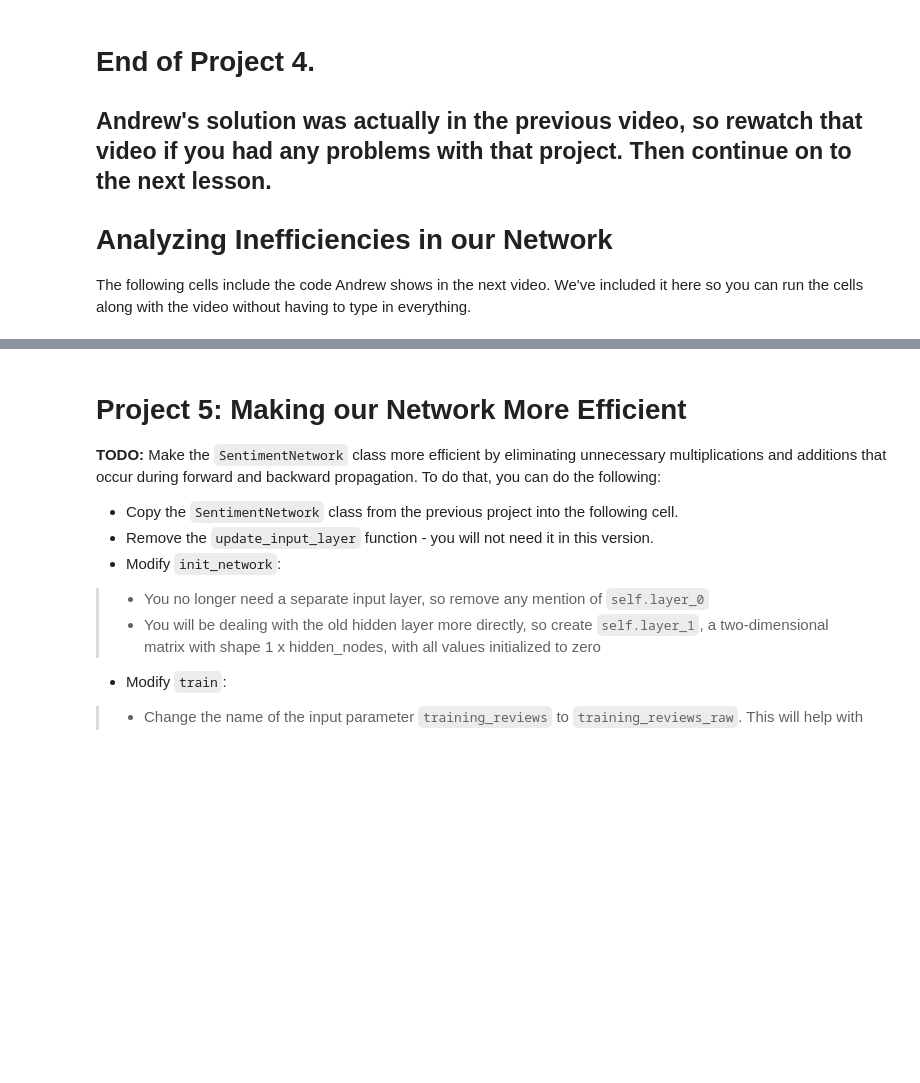
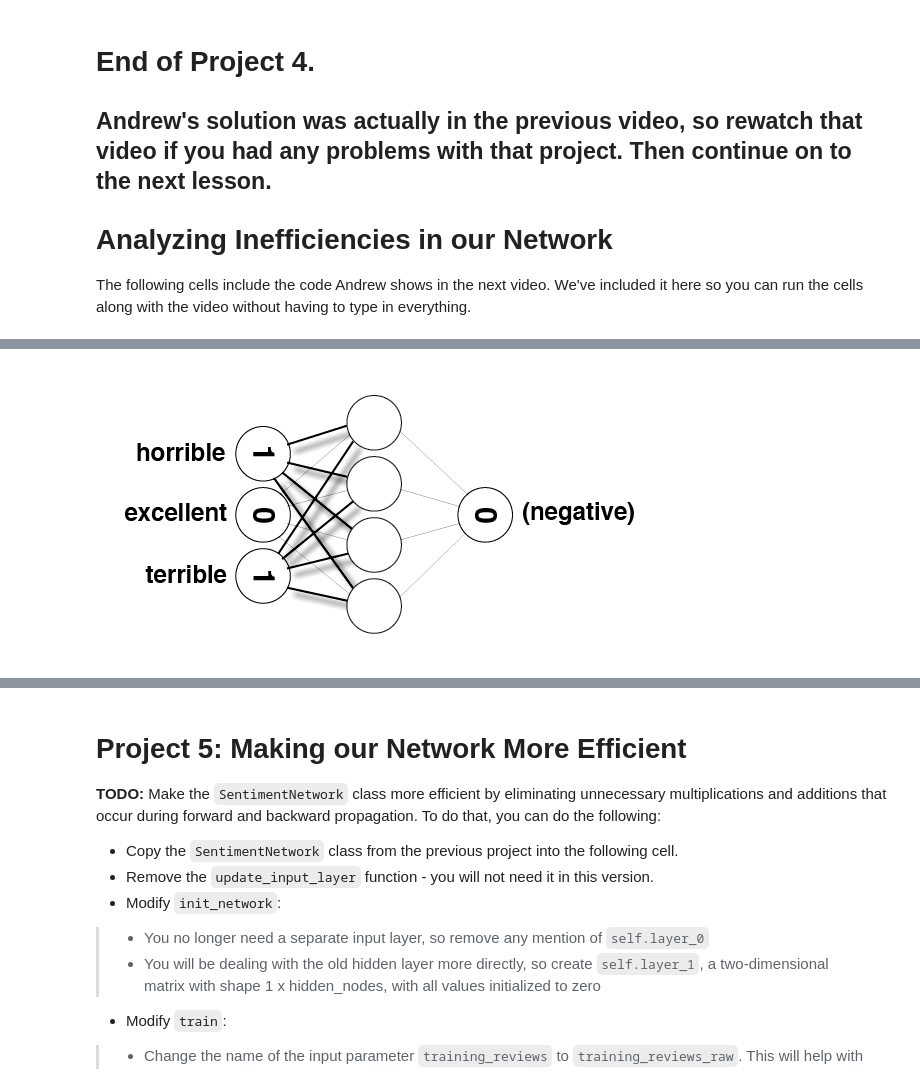
Before and after one commit to samuelkb/gColab, a Jupyter notebook: notebooks/Sentiment-analysis-with-Andrew/Sentiment_Classification_Projects.ipynb, the cells around one changed output, grey strips where cells are left out. Drawn from its saved outputs; the diff is of its cells as text; code cells hidden in the pictures; blank space fills up the shorter version.

```diff
--- a/notebooks/Sentiment-analysis-with-Andrew/Sentiment_Classification_Projects.ipynb
+++ b/notebooks/Sentiment-analysis-with-Andrew/Sentiment_Classification_Projects.ipynb
@@ -903,5 +1212,7 @@ layer_1
 # %%
-Image(filename='sentiment_network_sparse_2.png')
+Image(filename='assets/sentiment_network_sparse_2.png')
+# %% [output]
+[figure, added]
 # %%
 layer_1 = np.zeros(5)
 # %%
```
Also changed, not shown: parts of 22 cells of this notebook.
